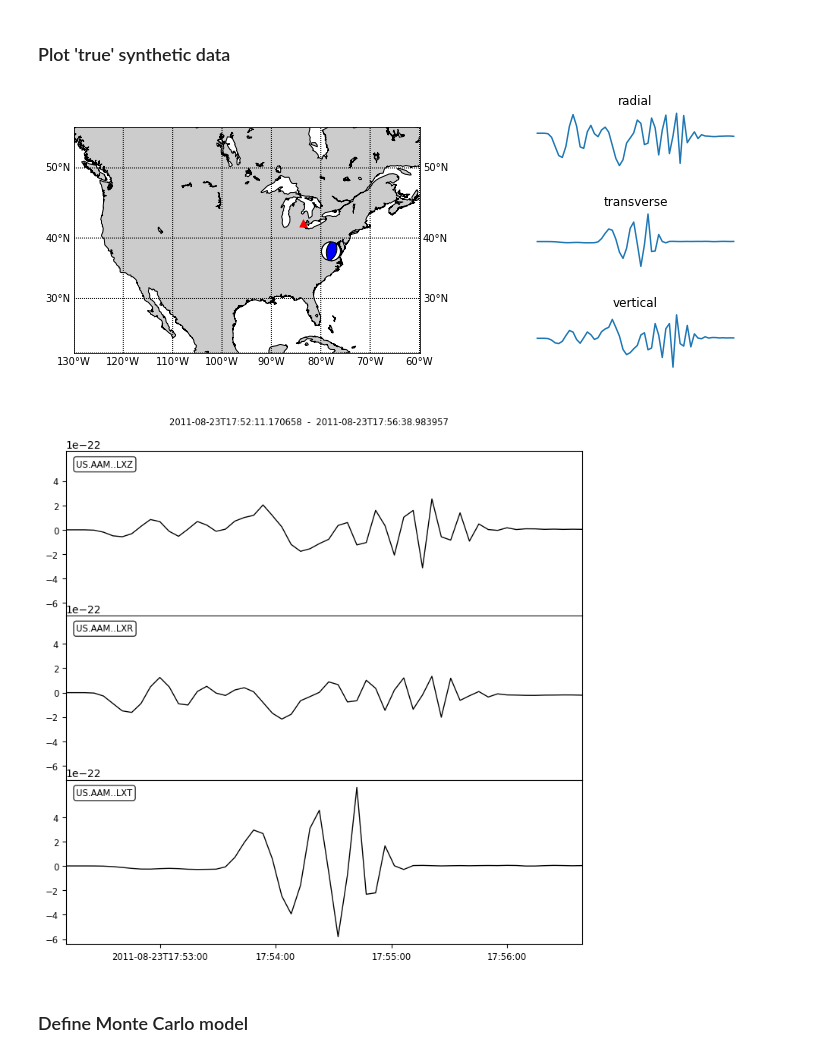
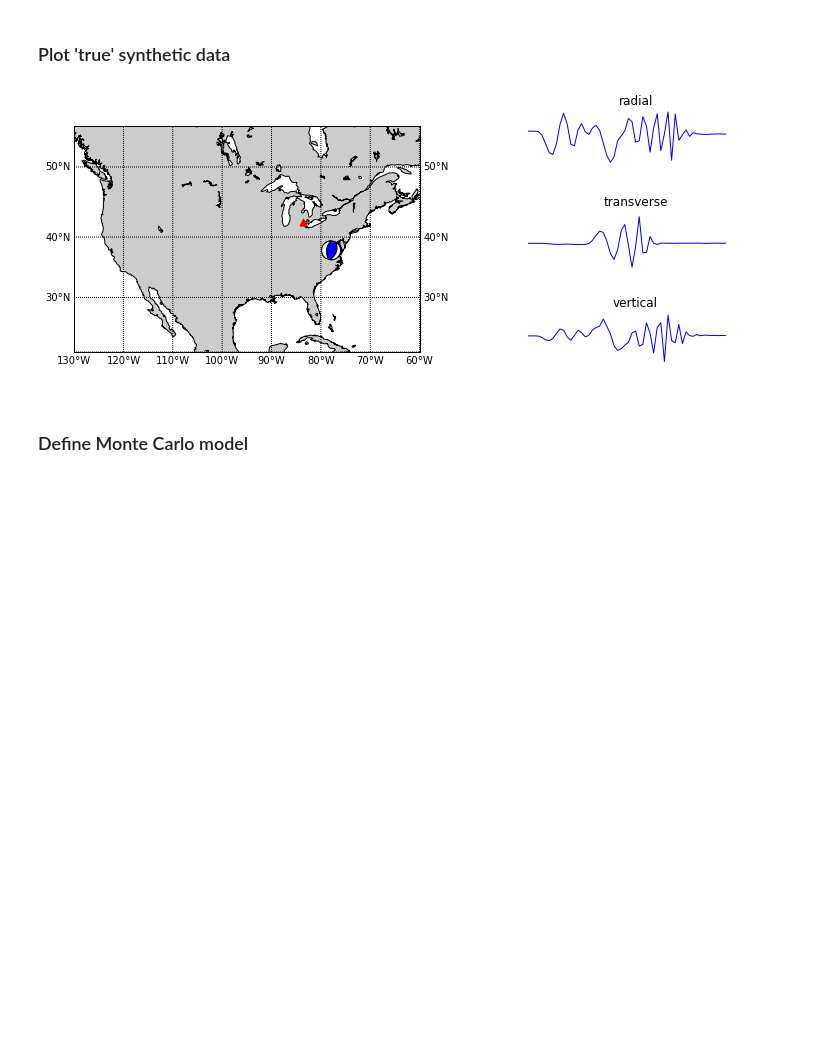
Before and after one commit to romaguir/mcmcmt, a Jupyter notebook: example_2.ipynb, the cells around one changed output. Cells and saved outputs as stored; diff of their text form; code cells hidden in the pictures; blank space fills up the shorter version.

```diff
--- a/example_2.ipynb
+++ b/example_2.ipynb
@@ -230,36 +262,35 @@ m = Basemap(llcrnrlon=-130.,llcrnrlat=20.,urcrnrlon=-60.,urcrnrlat=55.,\
             resolution='l',projection='merc',\
             lat_0=40.,lon_0=-20.,lat_ts=20.)
 m.drawcoastlines()
 m.fillcontinents()
 m.drawparallels(np.arange(10,90,10),labels=[1,1,0,1])
 m.drawmeridians(np.arange(-180,180,10),labels=[1,1,0,1])
 x, y = m(lon_true, lat_true)
 #ax = plt.gca()
 b = beach(mt_true, xy=(x, y), width=400000, linewidth=1, alpha=1.0)
 b.set_zorder(10)
 ax.add_collection(b)
 x, y = m(rec_lon, rec_lat)
 ax.scatter(x,y,marker='^',color='r',s=50,zorder=99)
 
 #plot_waveforms
 #radial
 ax_r=fig.add_axes([1.15,0.75,0.5,0.2])
 ax_r.plot(st_true[0].data)
 ax_r.set_title('radial')
 ax_r.set_axis_off()
 ax_t=fig.add_axes([1.15,0.4,0.5,0.2])
 ax_t.plot(st_true[1].data)
 ax_t.set_title('transverse')
 ax_t.set_axis_off()
 ax_z=fig.add_axes([1.15,0.05,0.5,0.2])
 ax_z.plot(st_true[2].data)
 ax_z.set_title('vertical')
 ax_z.set_axis_off()
 plt.show()
-st_true.plot()
+#st_true.plot()
 # %% [output]
-[figure, old version]
+[figure, new version]
-[figure, removed]
 # %% [markdown]
 ### Define Monte Carlo model
 # %%
```
Also changed, not shown: parts of 6 cells of this notebook, 2 other files.
